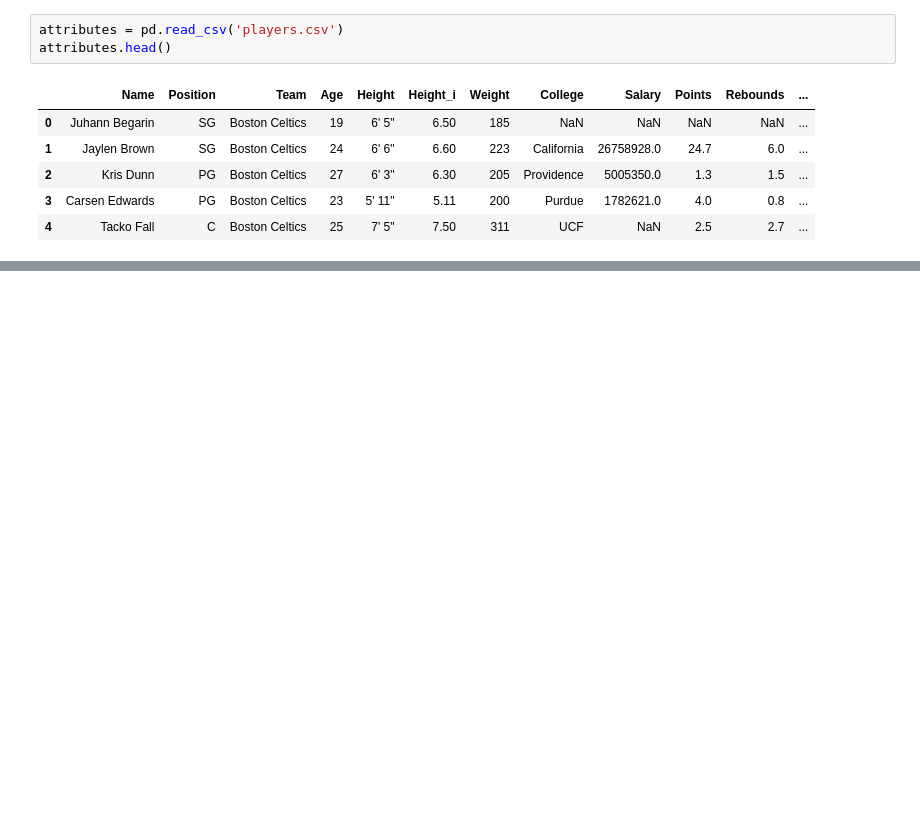
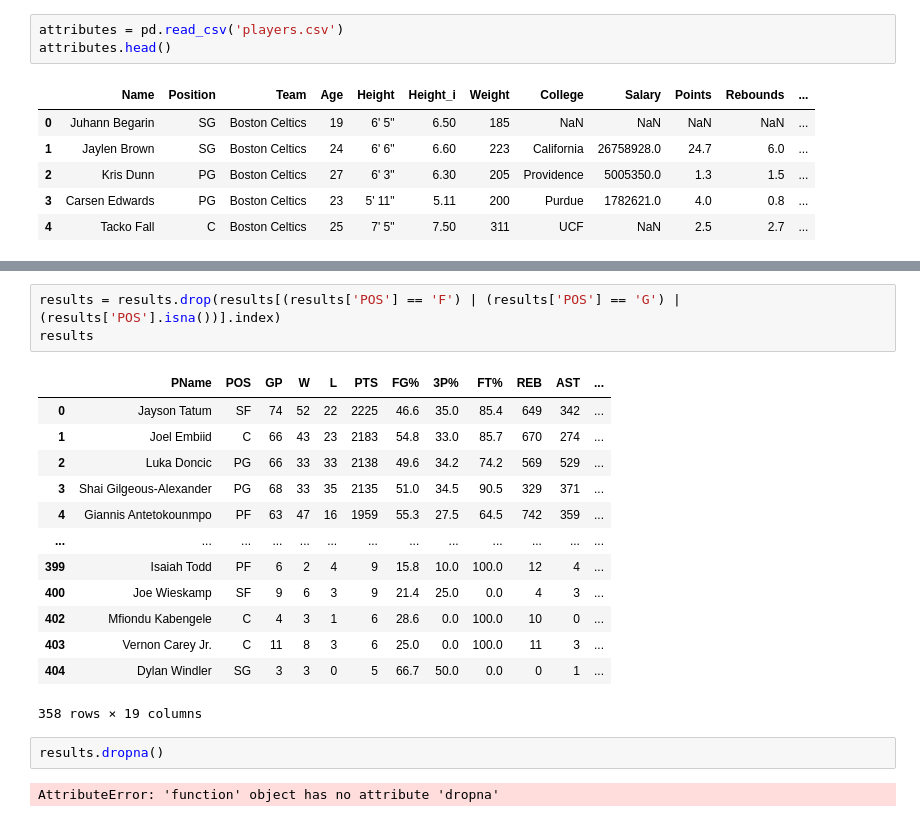
Before and after one commit to ashwanthsridhar/NBA_Position_Classifier, a Jupyter notebook: Analysis.ipynb, the cells around one changed output, grey strips where cells are left out. Saved outputs shown, nothing was run; the diff lists cells and outputs as text; blank space fills up the shorter version.

```diff
--- a/Analysis.ipynb
+++ b/Analysis.ipynb
@@ -38,0 +82,21 @@ attributes.head()
+# %%
+results = results.drop(results[(results['POS'] == 'F') | (results['POS'] == 'G') | (results['POS'].isna())].index)
+results
+# %% [output]
+|  | PName | POS | GP | W | L | PTS | FG% | 3P% | FT% | REB | AST | ... |
+| 0 | Jayson Tatum | SF | 74 | 52 | 22 | 2225 | 46.6 | 35.0 | 85.4 | 649 | 342 | ... |
+| 1 | Joel Embiid | C | 66 | 43 | 23 | 2183 | 54.8 | 33.0 | 85.7 | 670 | 274 | ... |
+| 2 | Luka Doncic | PG | 66 | 33 | 33 | 2138 | 49.6 | 34.2 | 74.2 | 569 | 529 | ... |
+| 3 | Shai Gilgeous-Alexander | PG | 68 | 33 | 35 | 2135 | 51.0 | 34.5 | 90.5 | 329 | 371 | ... |
+| 4 | Giannis Antetokounmpo | PF | 63 | 47 | 16 | 1959 | 55.3 | 27.5 | 64.5 | 742 | 359 | ... |
+| ... | ... | ... | ... | ... | ... | ... | ... | ... | ... | ... | ... | ... |
+| 399 | Isaiah Todd | PF | 6 | 2 | 4 | 9 | 15.8 | 10.0 | 100.0 | 12 | 4 | ... |
+| 400 | Joe Wieskamp | SF | 9 | 6 | 3 | 9 | 21.4 | 25.0 | 0.0 | 4 | 3 | ... |
+| 402 | Mfiondu Kabengele | C | 4 | 3 | 1 | 6 | 28.6 | 0.0 | 100.0 | 10 | 0 | ... |
+| 403 | Vernon Carey Jr. | C | 11 | 8 | 3 | 6 | 25.0 | 0.0 | 100.0 | 11 | 3 | ... |
+| 404 | Dylan Windler | SG | 3 | 3 | 0 | 5 | 66.7 | 50.0 | 0.0 | 0 | 1 | ... |
+358 rows × 19 columns
+# %%
+results.dropna()
+# %% [output]
+AttributeError: 'function' object has no attribute 'dropna'
```
Also changed, not shown: parts of 5 cells of this notebook.
